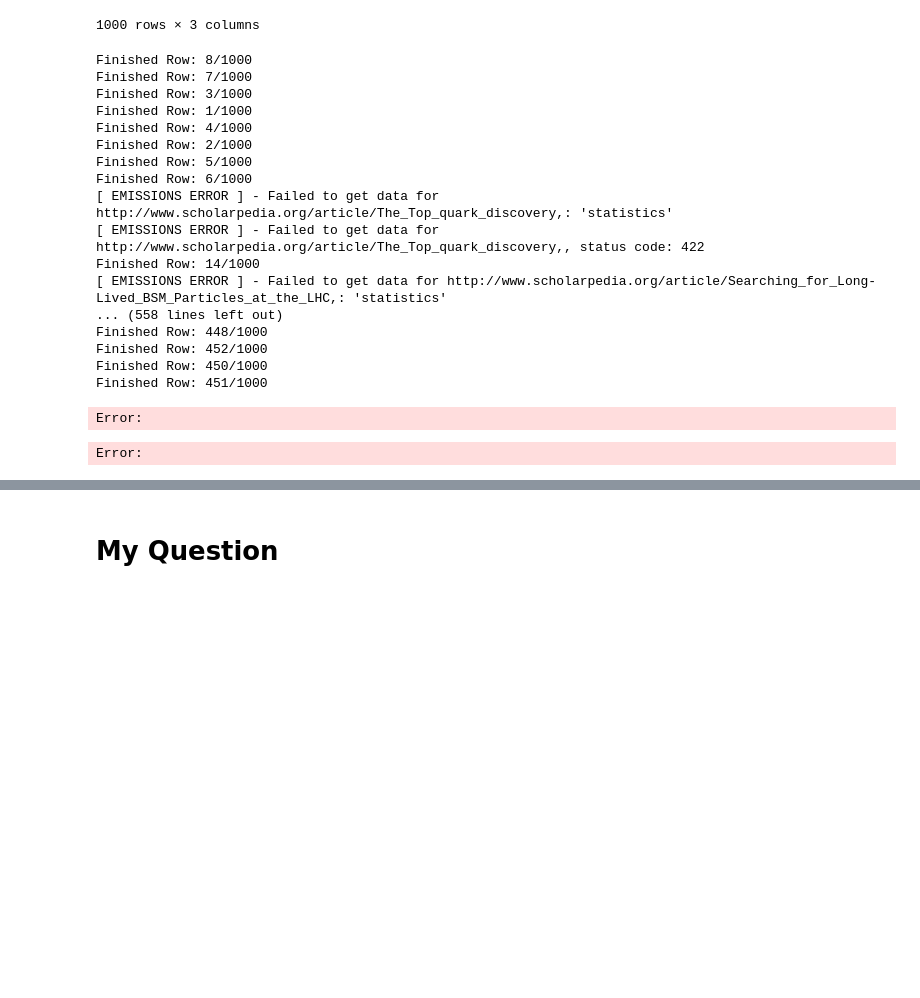
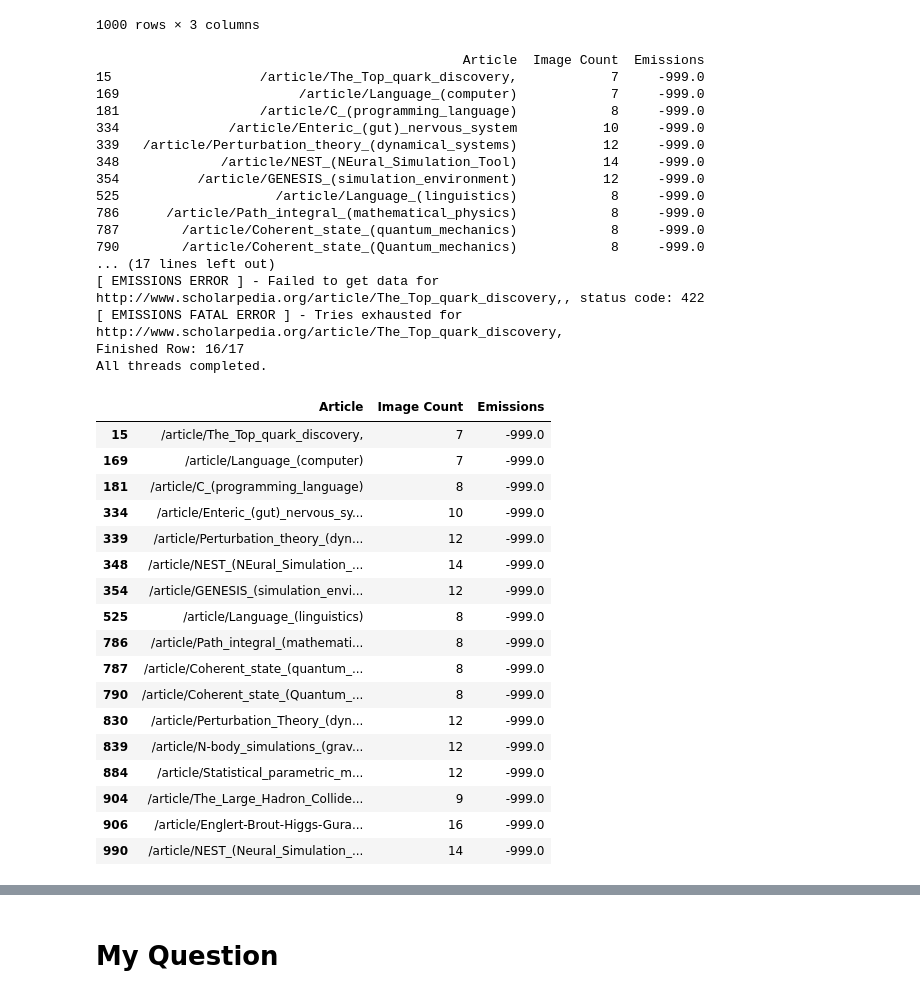
Before and after one commit to ReverseRasterization/AI, a Jupyter notebook: Semester 1/Final/Final+Project+Template.ipynb, the cells around one changed output, grey strips where cells are left out. Drawn from its saved outputs; the diff is of its cells as text; code cells hidden in the pictures; blank space fills up the shorter version.

Commit message:
finished data

```diff
--- a/Semester 1/Final/Final+Project+Template.ipynb
+++ b/Semester 1/Final/Final+Project+Template.ipynb
@@ -205,7 +200,6 @@ Progress: 1000/1000
 1000 rows × 3 columns
 # %%
 # Get the emissions of each website
-import threading
 from concurrent.futures import ThreadPoolExecutor
 
 def getEmissions(url, maxTries):
@@ -245,48 +239,68 @@ def process_row(row, baseURL, maxTries, data):
     emissions = getEmissions(baseURL + article, maxTries)
     if emissions is not None:
         data.loc[row, 'Emissions'] = emissions
 
     print(f"Finished Row: {row + 1}/{len(data)}")
 
 
 data = pd.read_csv('finalish-data.csv')
+data = data[data['Emissions'] < 0.0]
+
 baseURL = 'http://www.scholarpedia.org'
 
 data['Emissions'] = data['Emissions'].astype(float)
 articles = data['Article']
 
 
 # Set the maximum number of threads to use
 max_threads = 10
 maxTries = 5
+
+print(data)
 
 # Use ThreadPoolExecutor for multithreading
 with ThreadPoolExecutor(max_workers=max_threads) as executor:
     # Submit tasks for each row (URL) to the thread pool
     for row in range(len(data)):
         executor.submit(process_row, row, baseURL, maxTries, data)
 
 # Wait for all threads to complete
 print("All threads completed.")
 
 data
 # %% [output]
-Finished Row: 8/1000
-Finished Row: 7/1000
-Finished Row: 3/1000
-Finished Row: 1/1000
-Finished Row: 4/1000
-Finished Row: 2/1000
-Finished Row: 5/1000
-Finished Row: 6/1000
-[ EMISSIONS ERROR ] - Failed to get data for http://www.scholarpedia.org/article/The_Top_quark_discovery,: 'statistics'
+                                               Article  Image Count  Emissions
+15                   /article/The_Top_quark_discovery,            7     -999.0
+169                       /article/Language_(computer)            7     -999.0
+181                  /article/C_(programming_language)            8     -999.0
+334              /article/Enteric_(gut)_nervous_system           10     -999.0
+339   /article/Perturbation_theory_(dynamical_systems)           12     -999.0
+348             /article/NEST_(NEural_Simulation_Tool)           14     -999.0
+354          /article/GENESIS_(simulation_environment)           12     -999.0
+525                    /article/Language_(linguistics)            8     -999.0
+786      /article/Path_integral_(mathematical_physics)            8     -999.0
+787        /article/Coherent_state_(quantum_mechanics)            8     -999.0
+790        /article/Coherent_state_(Quantum_mechanics)            8     -999.0
+... (17 lines left out)
 [ EMISSIONS ERROR ] - Failed to get data for http://www.scholarpedia.org/article/The_Top_quark_discovery,, status code: 422
-Finished Row: 14/1000
-[ EMISSIONS ERROR ] - Failed to get data for http://www.scholarpedia.org/article/Searching_for_Long-Lived_BSM_Particles_at_the_LHC,: 'statistics'
-... (558 lines left out)
-Finished Row: 448/1000
-Finished Row: 452/1000
-Finished Row: 450/1000
-Finished Row: 451/1000
+[ EMISSIONS FATAL ERROR ] - Tries exhausted for http://www.scholarpedia.org/article/The_Top_quark_discovery,
+Finished Row: 16/17
+All threads completed.
-Error:
-Error:
+|  | Article | Image Count | Emissions |
+| 15 | /article/The_Top_quark_discovery, | 7 | -999.0 |
+| 169 | /article/Language_(computer) | 7 | -999.0 |
+| 181 | /article/C_(programming_language) | 8 | -999.0 |
+| 334 | /article/Enteric_(gut)_nervous_sy... | 10 | -999.0 |
+| 339 | /article/Perturbation_theory_(dyn... | 12 | -999.0 |
+| 348 | /article/NEST_(NEural_Simulation_... | 14 | -999.0 |
+| 354 | /article/GENESIS_(simulation_envi... | 12 | -999.0 |
+| 525 | /article/Language_(linguistics) | 8 | -999.0 |
+| 786 | /article/Path_integral_(mathemati... | 8 | -999.0 |
+| 787 | /article/Coherent_state_(quantum_... | 8 | -999.0 |
+| 790 | /article/Coherent_state_(Quantum_... | 8 | -999.0 |
+| 830 | /article/Perturbation_Theory_(dyn... | 12 | -999.0 |
+| 839 | /article/N-body_simulations_(grav... | 12 | -999.0 |
+| 884 | /article/Statistical_parametric_m... | 12 | -999.0 |
+| 904 | /article/The_Large_Hadron_Collide... | 9 | -999.0 |
+| 906 | /article/Englert-Brout-Higgs-Gura... | 16 | -999.0 |
+| 990 | /article/NEST_(Neural_Simulation_... | 14 | -999.0 |
```
Also changed, not shown: parts of 2 cells of this notebook, 3 other files.
